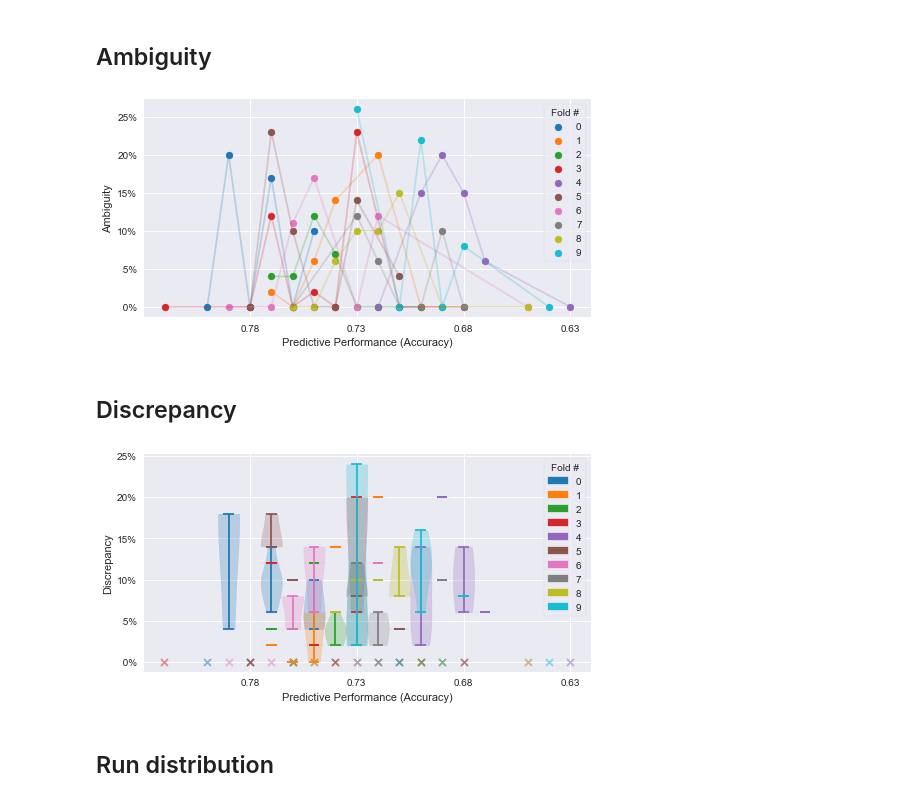
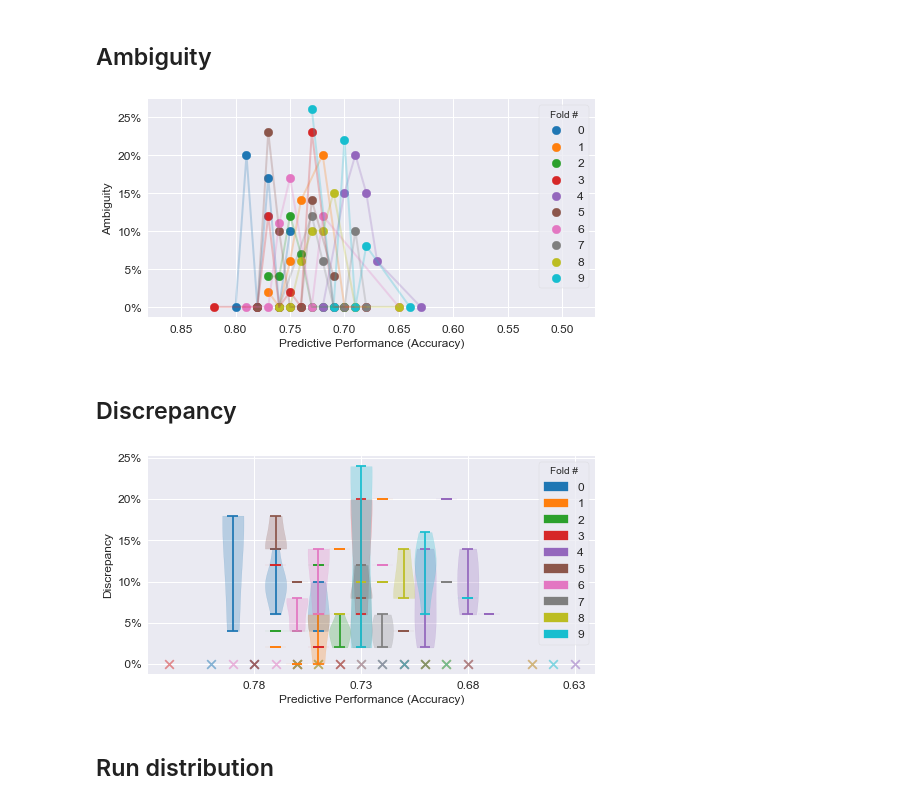
Before and after one commit to So-Cool/CrossModelFairness, a Jupyter notebook: notebooks/ambiguity.ipynb, the cells around one changed output. Saved outputs shown, nothing was run; the diff lists cells and outputs as text; code cells hidden in the pictures.

```diff
--- a/notebooks/ambiguity.ipynb
+++ b/notebooks/ambiguity.ipynb
@@ -24,22 +24,21 @@ def progress_bar(step, total, preamble=''):
 STORE_AMBIGUITY = False
 
 delta = 0  # tolerance (delta) on predictive performance
-x_precision = .05  # .05 # .05  # x-axis plot step space
 
 save_fig = True
 folds = range(0, 10)
 
 # Testcase
-task_id, flow_id = 31, 66
+task_id, flow_id, x_precision = 31, 66, .05  # x-axis plot step space
 
 # Fairness
 ## Top-performing pipeline for each data set (i.e., task)
 ### Supervised Classification on credit-approval # Gradient Boosting
-# task_id, flow_id = 29, 12736
+# task_id, flow_id, x_precision = 29, 12736, .02
 ### Supervised Classification on credit-g # Ranger Classifier
-# task_id, flow_id = 31, 6794
+# task_id, flow_id, x_precision = 31, 6794, .02
 ### Supervised Classification on adult # Boosting with Decision Trees
-# task_id, flow_id = 7592, 6970
+# task_id, flow_id, x_precision = 7592, 6970, .02
 # %%
 task_flow = {}
 
@@ -117,7 +116,7 @@ for fold_id in folds:
     ambiguity[fold_id]['total'] = amb.shape[0]
 
     if STORE_AMBIGUITY:
-        with open(f'run_cache/ambiguity/ambiguity_{task_id}_{flow_id}_{fold_id}.pkl', 'wb') as f:
+        with open(f'./run_cache/ambiguity/ambiguity_{task_id}_{flow_id}_{fold_id}.pkl', 'wb') as f:
             pickle.dump(ambiguity, f)
 # %% [output]
 Fold: 0: [====================================================================================================] 100%
@@ -165,48 +164,63 @@ colours = [plt_colors.rgb2hex(cc(i)) for i in range(cc.N)]
 # %% [markdown]
 ## Ambiguity
 # %%
-f = plt.figure(figsize=(8, 4))
+if task_id == 7592 and delta in (0, 3):
+    figsize = (5, 4)
+    _old_x_precision = x_precision
+    x_precision = .02
+else:
+    figsize = (8, 4)
+    _old_x_precision = x_precision
+    x_precision = .05
+f = plt.figure(figsize=figsize)
 
 x_range = set()
 for (x, y), fold_id, c in zip(plotlines, folds, colours):
     x_range = x_range.union(x)
-    plt.plot(x, y, color=c, alpha=.25)
-    plt.scatter(x, y, color=c, label=fold_id)
+    plt.plot(x, y, color=c, alpha=.25, lw=2)
+    plt.scatter(x, y, color=c, label=fold_id, s=75)
 
 if x_precision:
     x_range_min, x_range_max = min(x_range), max(x_range)
-    # x_range_min, x_range_max = .45, .96
-    # x_range_min, x_range_max = .50, .91
-    # x_range_min, x_range_max = .70, .91
+    if task_id == 29: x_range_min, x_range_max = .45, .96
+    if task_id == 31: x_range_min, x_range_max = .50, .91
+    if task_id == 7592: x_range_min, x_range_max = .70, .91
+    if task_id == 7592 and delta in (0, 3): x_range_min, x_range_max = .78, .89
     plt.xticks(
         np.arange(x_range_min, x_range_max, x_precision)
     )
     # plt.xlim((min(x_range),
     #           max(x_range)))
-    # plt.xlim((.4, 1))
-    # plt.xlim((.47, .88))
-    # plt.xlim((.68, .92))
+    if task_id == 29: plt.xlim((.4, 1))
+    if task_id == 31: plt.xlim((.47, .88))
+    if task_id == 7592: plt.xlim((.68, .92))
+    if task_id == 7592 and delta in (0, 3): plt.xlim((.76, .9))
 
 # plt.yticks(
 #     np.arange(0, .9, .2)
 # )
 
 f.axes[0].invert_xaxis()
 f.axes[0].yaxis.set_major_formatter(plt.FuncFormatter(lambda val, loc: f'{100*val:2.0f}%'))
 
-plt.xlabel('Predictive Performance (Accuracy)')
-plt.ylabel('Ambiguity')
+plt.xticks(fontsize=12)
+plt.yticks(fontsize=12)
 
-plt.legend(title='Fold #', loc='upper right', frameon=True, framealpha=.75)  # , facecolor='white'
+plt.xlabel('Predictive Performance (Accuracy)', fontsize=12)
+plt.ylabel('Ambiguity', fontsize=12)
+
+plt.legend(title='Fold #', loc='upper right', frameon=True, framealpha=.75, fontsize=12)  # , facecolor='white'
 
 if save_fig:
     plt.savefig(
-        f'../figure/ambiguity_{task_id}_{flow_id}_{delta}.pdf',
+        f'./figures/ambiguity_{task_id}_{flow_id}_{delta}.pdf',
         dpi=300,
         bbox_inches='tight',
         pad_inches=0)
+
+x_precision = _old_x_precision
 # %% [output]
-[figure, old version]
+[figure, new version]
 # %% [markdown]
 ## Discrepancy
 # %%
@@ -250,7 +264,7 @@ for x_y, x_y_box, fold_id, c in zip(plotlines_discrepancy, plotlines_discrepancy
     labels.append((plt_patches.Patch(color=c),  # pc.get_facecolor().flatten()
                    fold_id))
     #
-    plt.scatter(no_box, [0]*len(no_box), marker='x', color=c, alpha=.5)
+    plt.scatter(no_box, [0]*len(no_box), marker='x', color=c, alpha=.5, s=75)
 
 if x_precision:
     plt.xticks(
@@ -260,20 +274,23 @@ if x_precision:
 f.axes[0].invert_xaxis()
 f.axes[0].yaxis.set_major_formatter(plt.FuncFormatter(lambda val, loc: f'{100*val:2.0f}%'))
 
-plt.xlabel('Predictive Performance (Accuracy)')
-plt.ylabel('Discrepancy')
+plt.xlabel('Predictive Performance (Accuracy)', fontsize=12)
+plt.ylabel('Discrepancy', fontsize=12)
+
+plt.xticks(fontsize=12)
+plt.yticks(fontsize=12)
 
 #plt.legend(title='Fold #', loc='upper right', frameon=True, framealpha=.75)  # , facecolor='white'
-plt.legend(*zip(*labels), title='Fold #', loc='upper right', frameon=True, framealpha=.75)  # , facecolor='white'
+plt.legend(*zip(*labels), title='Fold #', loc='upper right', frameon=True, framealpha=.75, fontsize=12)  # , facecolor='white'
 
 if save_fig:
     plt.savefig(
-        f'../figure/discrepancy_{task_id}_{flow_id}_{delta}.pdf',
+        f'./figures/discrepancy_{task_id}_{flow_id}_{delta}.pdf',
         dpi=300,
         bbox_inches='tight',
         pad_inches=0)
 # %% [output]
-[figure, old version]
+[figure, new version]
 # %% [markdown]
 ## Run distribution
 # %%
```
Also changed, not shown: parts of 2 cells of this notebook, 7 other files.
